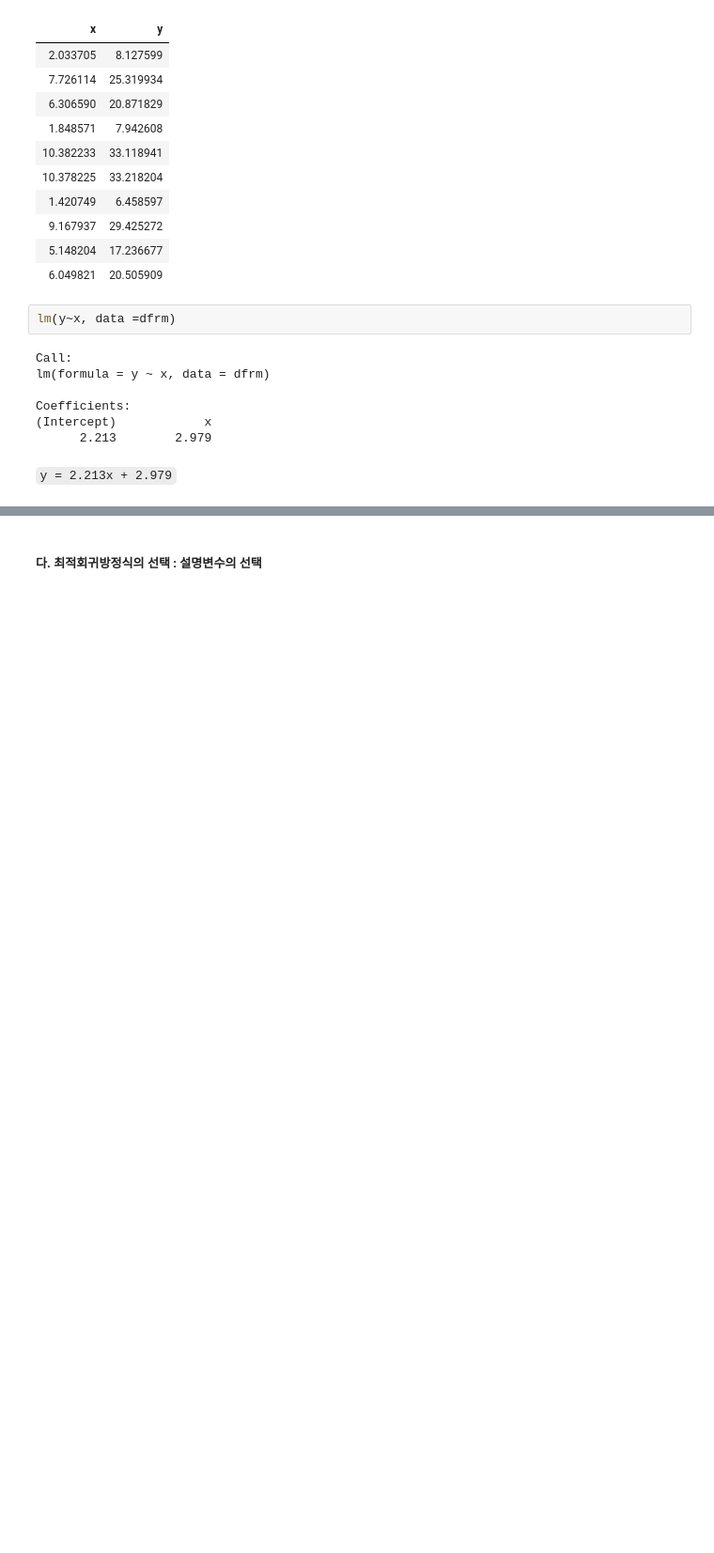
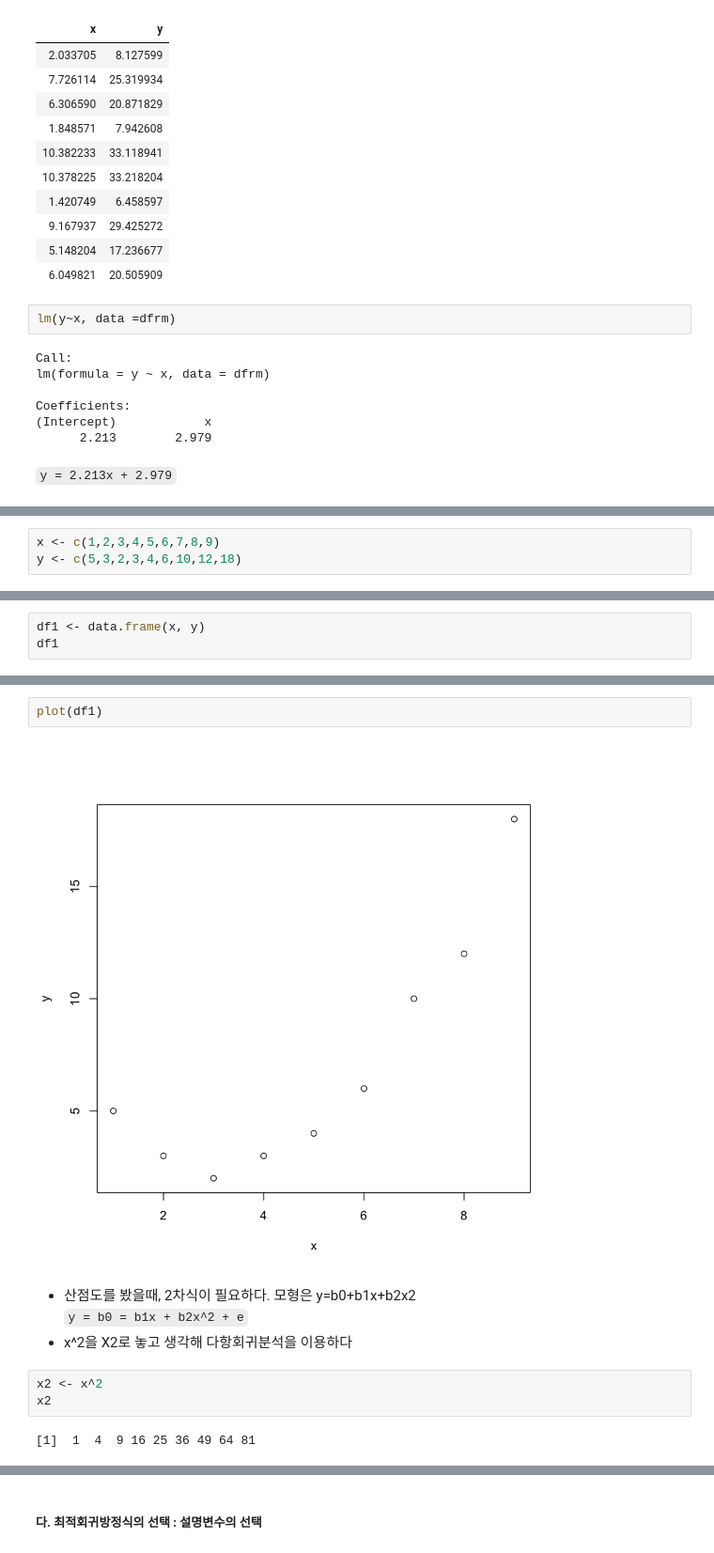
Before and after one commit to liberalapes/ADsP_summary, a Jupyter notebook: ADsP_Chp_04_02_02.ipynb, the cells around one changed output, grey strips where cells are left out. Shown at 94% size. Drawn from its saved outputs; the diff is of its cells as text; blank space fills up the shorter version.

````diff
--- a/ADsP_Chp_04_02_02.ipynb
+++ b/ADsP_Chp_04_02_02.ipynb
@@ -321,0 +535,3 @@ Coefficients:
+# %%
+x <- c(1,2,3,4,5,6,7,8,9)
+y <- c(5,3,2,3,4,6,10,12,18)
@@ -321,0 +544,3 @@ Coefficients:
+# %%
+df1 <- data.frame(x, y)
+df1
@@ -321,0 +558,13 @@ Coefficients:
+# %%
+plot(df1)
+# %% [output]
+[figure, added]
+# %% [markdown]
+- 산점도를 봤을때, 2차식이 필요하다. 모형은 y=b0+b1x+b2x2 <br>
+```y = b0 = b1x + b2x^2 + e```<br>
+- x^2을 X2로 놓고 생각해 다항회귀분석을 이용하다
+# %%
+x2 <- x^2
+x2
+# %% [output]
+[1]  1  4  9 16 25 36 49 64 81
````
Also changed, not shown: parts of 62 cells of this notebook.
